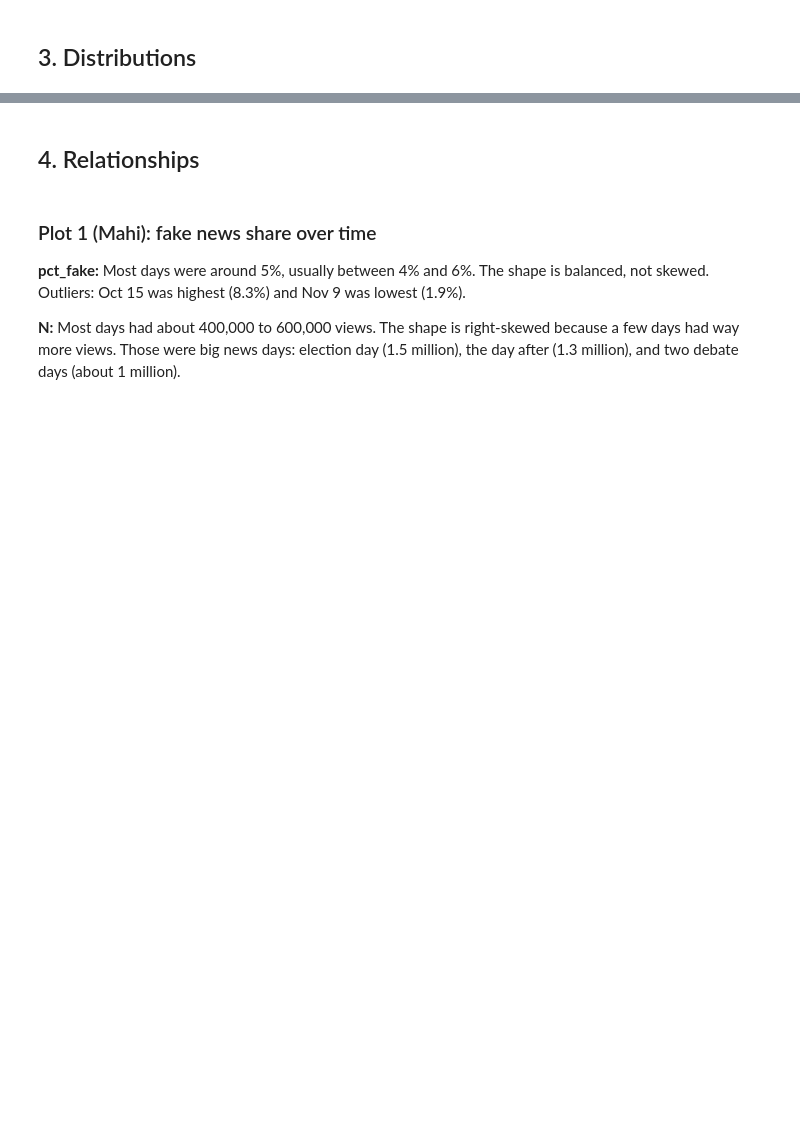
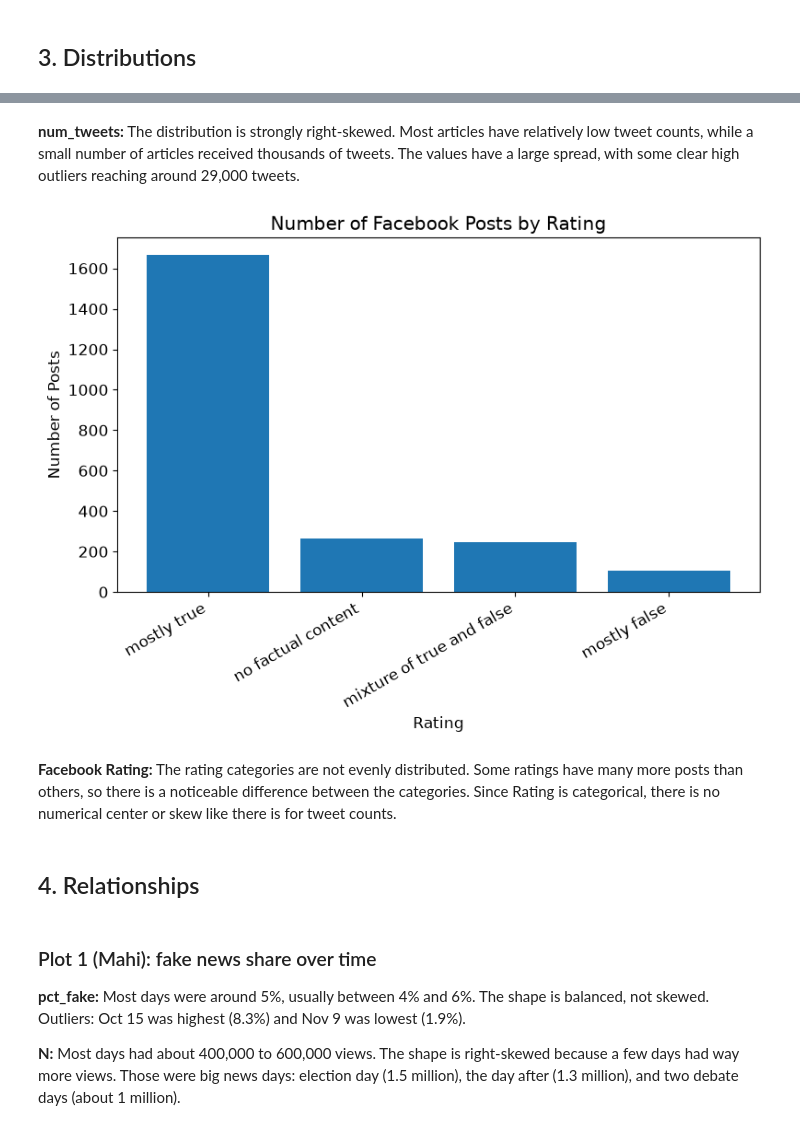
Before and after one commit to kp5036/CS418_Social_Media, a Jupyter notebook: eda.ipynb, the cells around one changed output, grey strips where cells are left out. Saved outputs shown, nothing was run; the diff lists cells and outputs as text; code cells hidden in the pictures; blank space fills up the shorter version.

```diff
--- a/eda.ipynb
+++ b/eda.ipynb
@@ -144,5 +298,24 @@ TODO: histogram of `num_tweets` (log scale) and bar chart of `Rating` counts, de
+# %% [markdown]
+**num_tweets:** The distribution is strongly right-skewed. Most articles have relatively low tweet counts, while a small number of articles received thousands of tweets. The values have a large spread, with some clear high outliers reaching around 29,000 tweets.
 # %%
 # Dravya: Facebook Rating counts
+rating_counts = facebook["Rating"].value_counts()
+
+plt.figure(figsize=(9, 5))
+
+plt.bar(rating_counts.index, rating_counts.values)
+
+plt.title("Number of Facebook Posts by Rating")
+plt.xlabel("Rating")
+plt.ylabel("Number of Posts")
+
+plt.xticks(rotation=30, ha="right")
+
+plt.show()
+# %% [output]
+[figure, added]
+# %% [markdown]
+**Facebook Rating:** The rating categories are not evenly distributed. Some ratings have many more posts than others, so there is a noticeable difference between the categories. Since Rating is categorical, there is no numerical center or skew like there is for tweet counts.
 # %% [markdown]
 ## 4. Relationships
 # %% [markdown]
```
Also changed, not shown: parts of 28 cells of this notebook.
